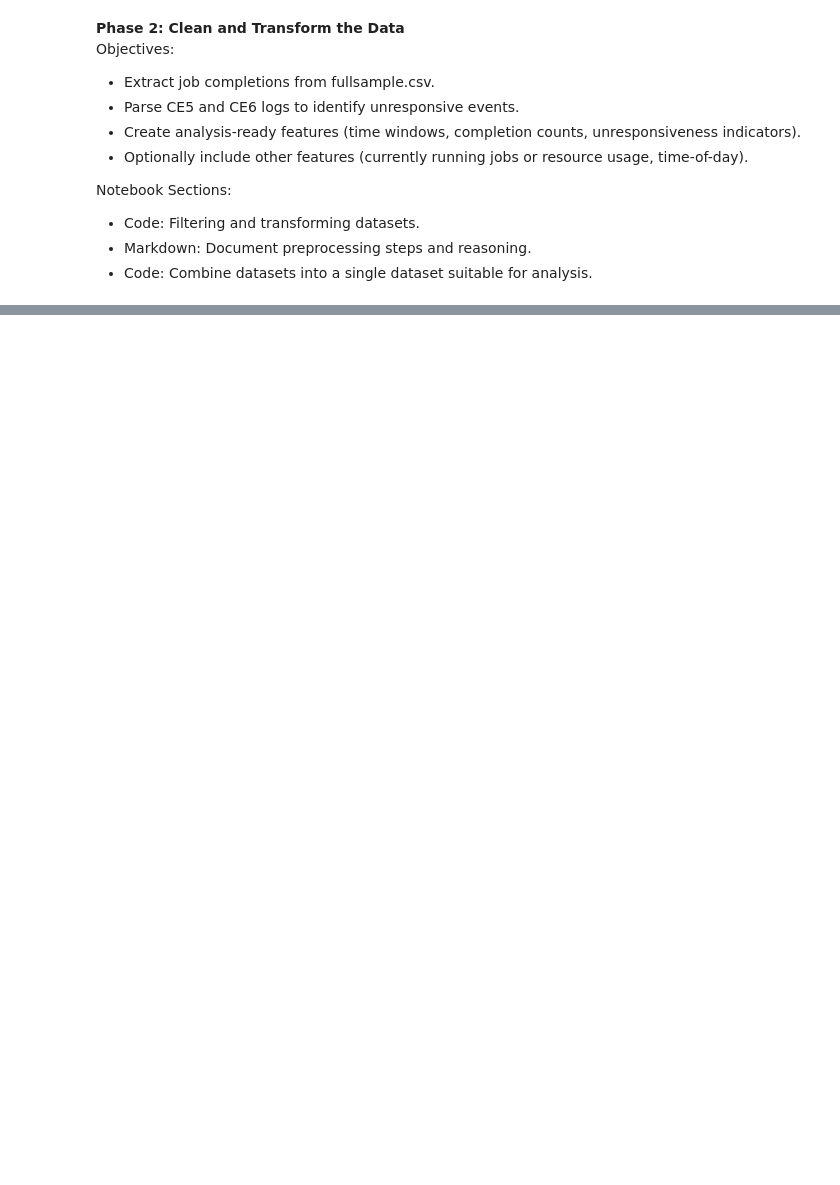
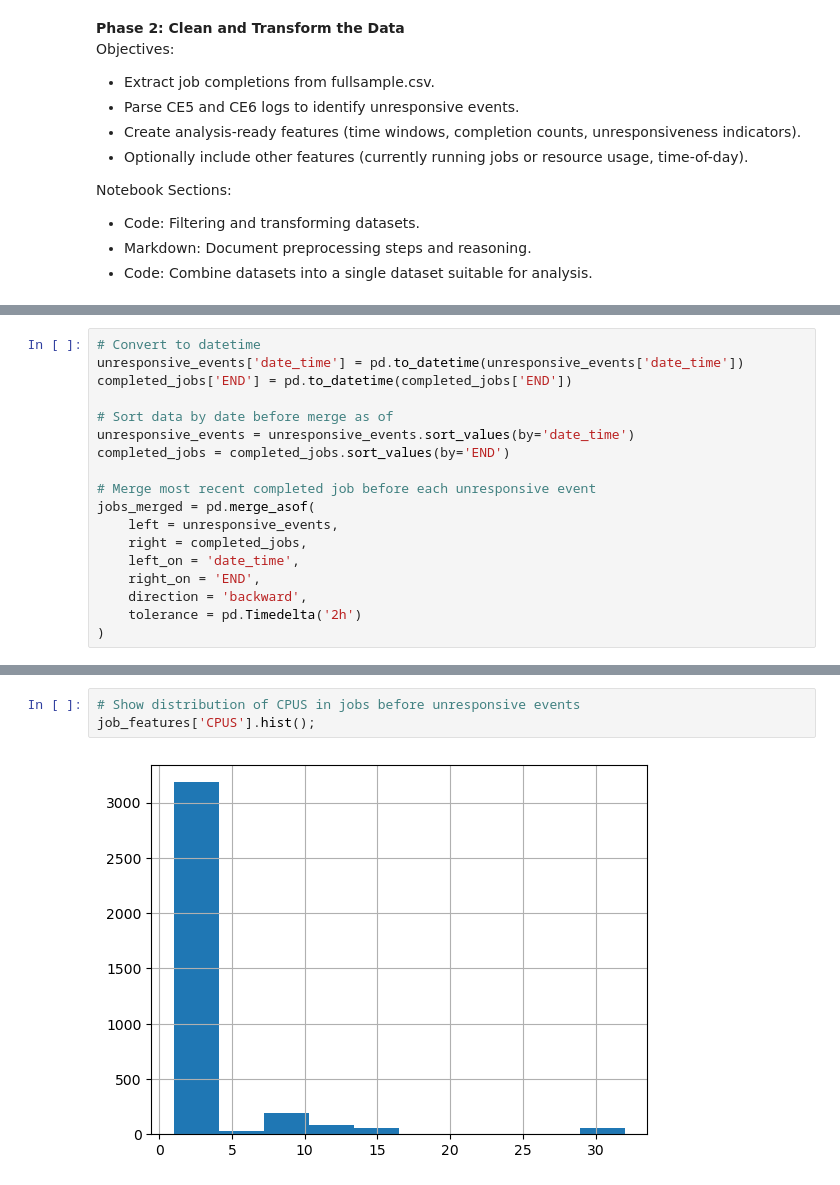
Before and after one commit to nss-data-science-cohort-9/accre-Grantalan, a Jupyter notebook: notebooks/accres_data_project.ipynb, the cells around one changed output, grey strips where cells are left out. Drawn from its saved outputs; the diff is of its cells as text; blank space fills up the shorter version.

```diff
--- a/notebooks/accres_data_project.ipynb
+++ b/notebooks/accres_data_project.ipynb
@@ -243,0 +234,18 @@ A single Jupyter notebook that includes:
+# %%
+# Convert to datetime
+unresponsive_events['date_time'] = pd.to_datetime(unresponsive_events['date_time'])
+completed_jobs['END'] = pd.to_datetime(completed_jobs['END'])
+
+# Sort data by date before merge as of
+unresponsive_events = unresponsive_events.sort_values(by='date_time')
+completed_jobs = completed_jobs.sort_values(by='END')
+
+# Merge most recent completed job before each unresponsive event
+jobs_merged = pd.merge_asof(
+    left = unresponsive_events,
+    right = completed_jobs,
+    left_on = 'date_time',
+    right_on = 'END',
+    direction = 'backward',
+    tolerance = pd.Timedelta('2h')
+)
@@ -243,0 +357,5 @@ A single Jupyter notebook that includes:
+# %%
+# Show distribution of CPUS in jobs before unresponsive events
+job_features['CPUS'].hist();
+# %% [output]
+[figure, added]
```
Also changed, not shown: parts of 43 cells of this notebook.
